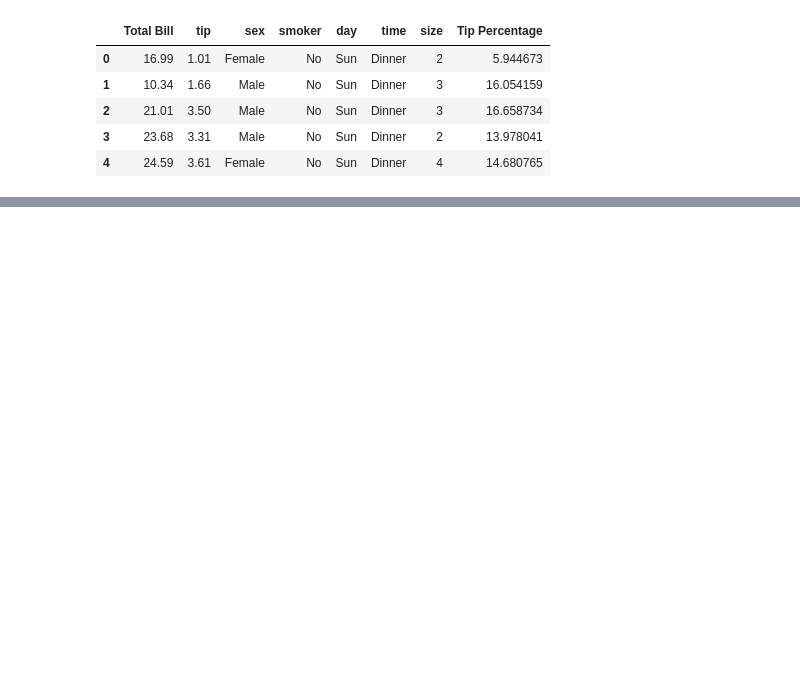
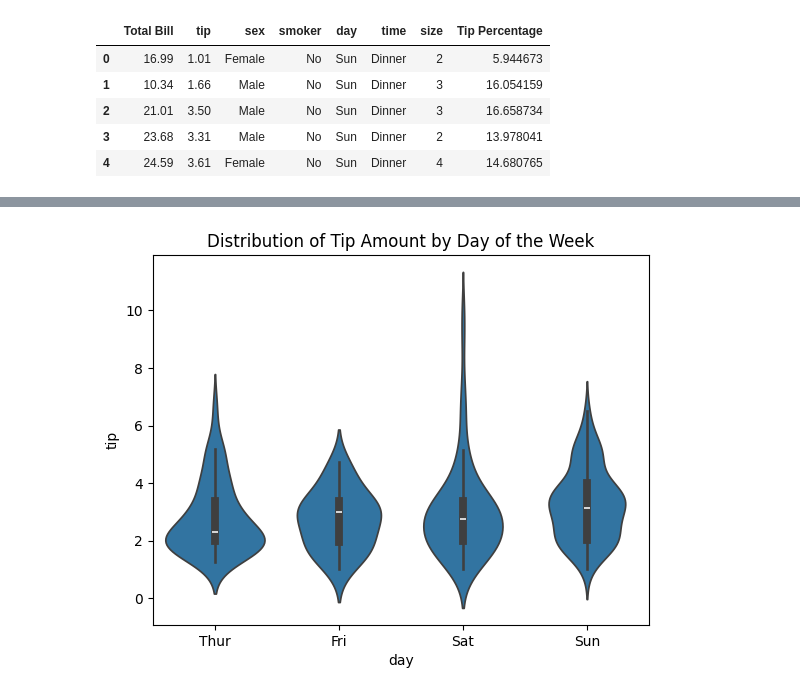
Before and after one commit to tmartin-m/datafun-06-eda, a Jupyter notebook: tmartin_eda.ipynb, the cells around one changed output, grey strips where cells are left out. Drawn from its saved outputs; the diff is of its cells as text; code cells hidden in the pictures; blank space fills up the shorter version.

```diff
--- a/tmartin_eda.ipynb
+++ b/tmartin_eda.ipynb
@@ -163,0 +202,6 @@ tips_df.head()
+# %%
+sns.violinplot(tips_df, x="day", y="tip")
+matplotlib.pyplot.title('Distribution of Tip Amount by Day of the Week')
+matplotlib.pyplot.show()
+# %% [output]
+[figure, added]
```
Also changed, not shown: parts of 28 cells of this notebook.
